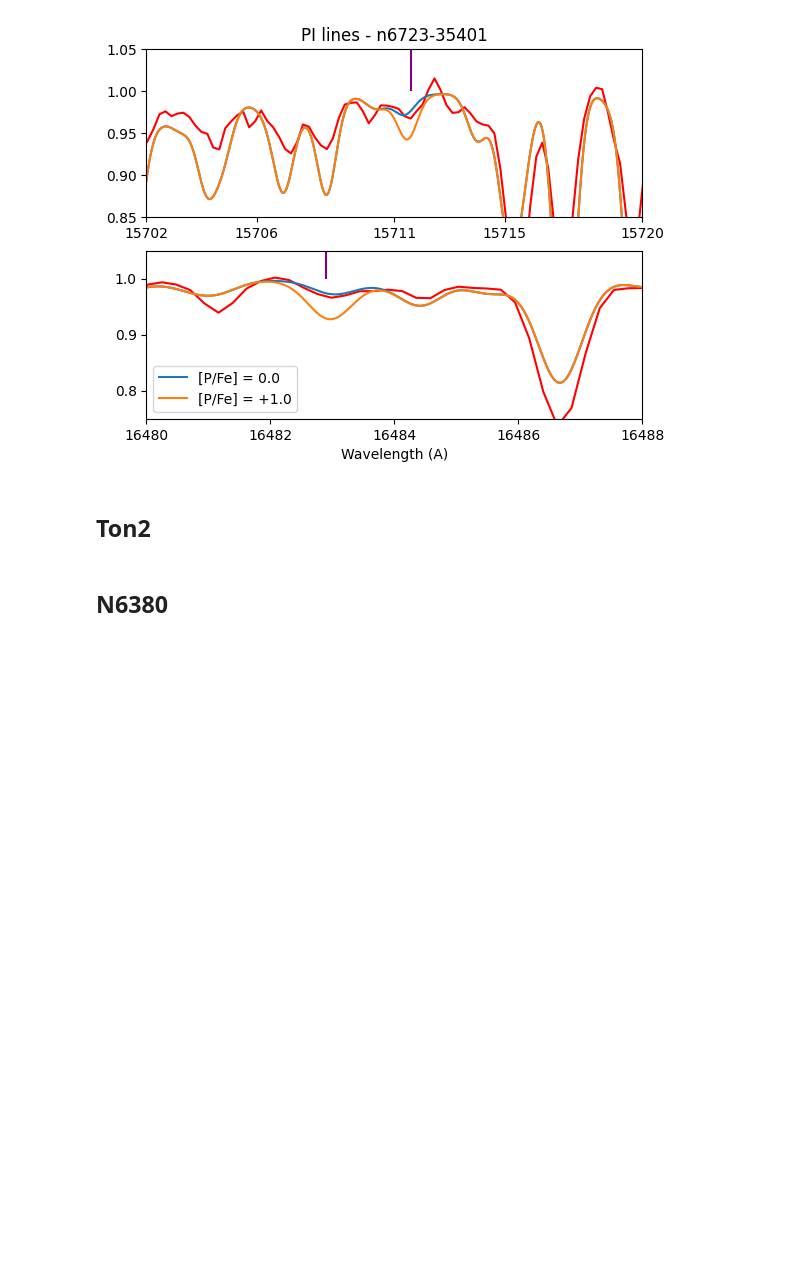
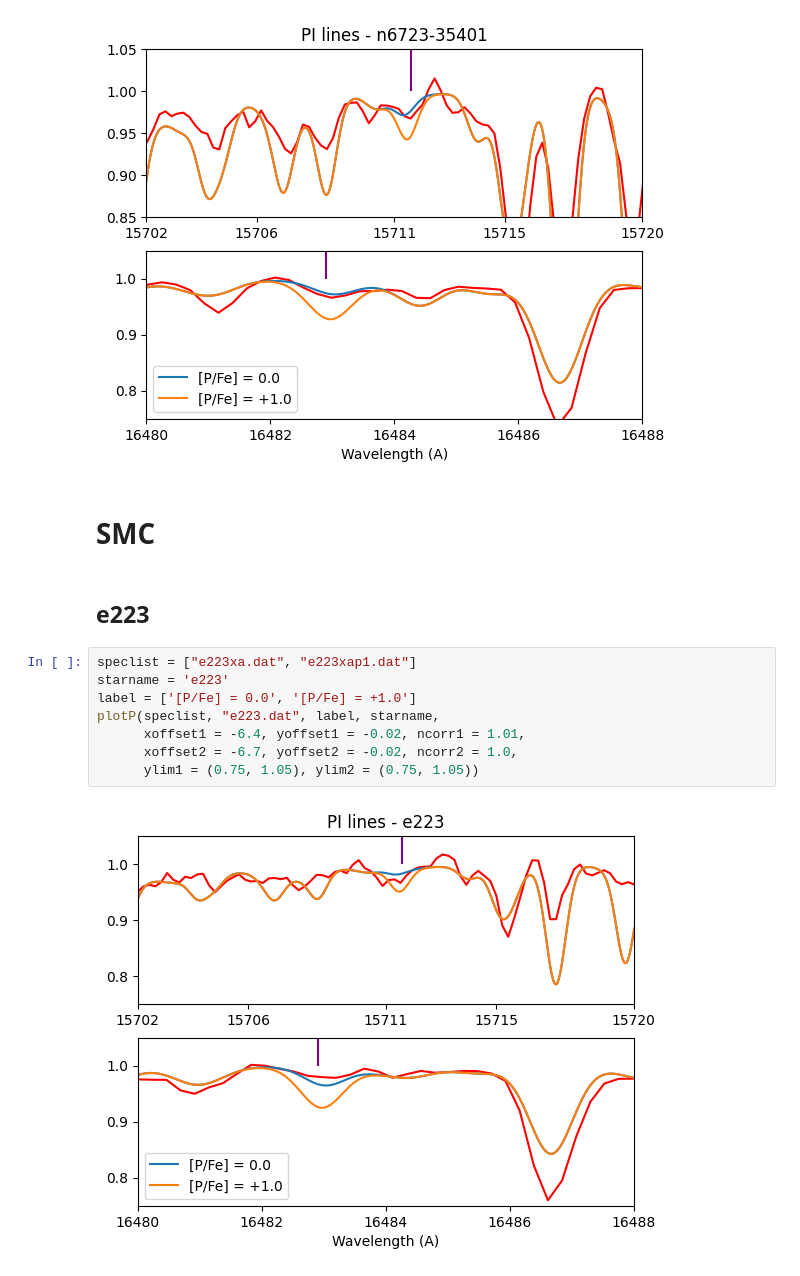
Before and after one commit to bornofthesea/synther, a Jupyter notebook: Plot/syntplot.ipynb, the cells around one changed output. Drawn from its saved outputs; the diff is of its cells as text; blank space fills up the shorter version.

```diff
--- a/Plot/syntplot.ipynb
+++ b/Plot/syntplot.ipynb
@@ -474,7 +474,17 @@ plotP(speclist, "n6723-35401.dat", label, starname,
       ylim1 = (0.85, 1.05), ylim2 = (0.75, 1.05))
 # %% [output]
 [figure]
-# %% [markdown]
-## Ton2
-# %% [markdown]
-## N6380
+# %% [markdown]
+# SMC
+# %% [markdown]
+## e223
+# %%
+speclist = ["e223xa.dat", "e223xap1.dat"]
+starname = 'e223'
+label = ['[P/Fe] = 0.0', '[P/Fe] = +1.0']
+plotP(speclist, "e223.dat", label, starname,
+      xoffset1 = -6.4, yoffset1 = -0.02, ncorr1 = 1.01,
+      xoffset2 = -6.7, yoffset2 = -0.02, ncorr2 = 1.0,
+      ylim1 = (0.75, 1.05), ylim2 = (0.75, 1.05))
+# %% [output]
+[figure, added]
```
Also changed, not shown: parts of 2 cells of this notebook, 1 other file.
